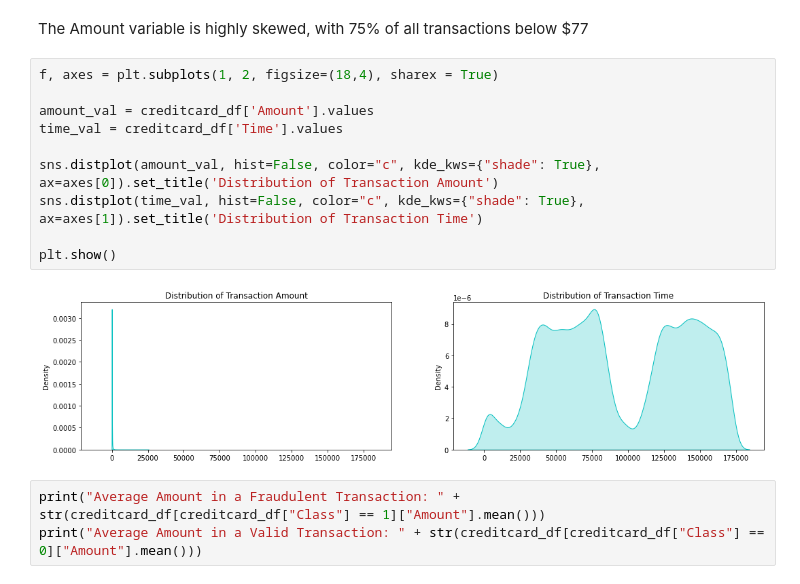
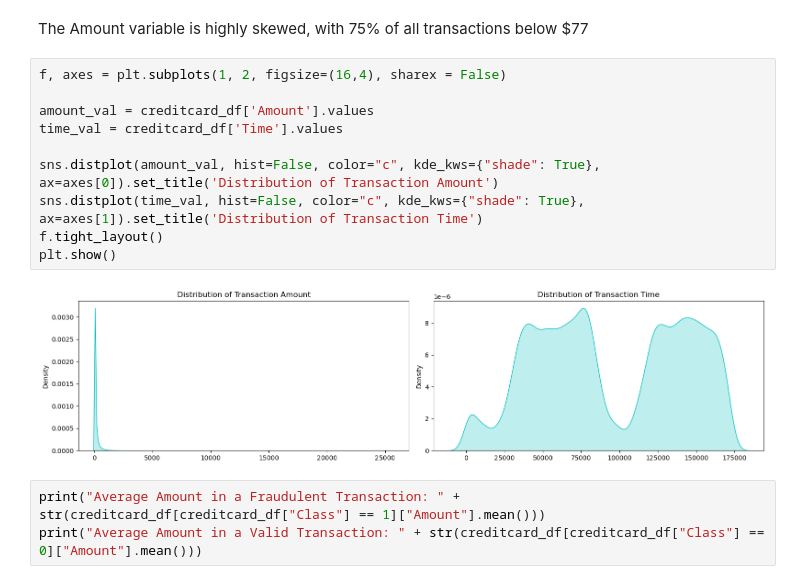
Before and after one commit to dsaulsb1/Fraud-Project, a Jupyter notebook: Segment_Two_Final_Project.ipynb, the cells around one changed output. Saved outputs shown, nothing was run; the diff lists cells and outputs as text.

```diff
--- a/Segment_Two_Final_Project.ipynb
+++ b/Segment_Two_Final_Project.ipynb
@@ -170,17 +173,17 @@ creditcard_df[['Time','Amount']].describe()
 # %% [markdown]
 The Amount variable is highly skewed, with 75% of all transactions below $77
 # %%
-f, axes = plt.subplots(1, 2, figsize=(18,4), sharex = True)
+f, axes = plt.subplots(1, 2, figsize=(16,4), sharex = False)
 
 amount_val = creditcard_df['Amount'].values
 time_val = creditcard_df['Time'].values
 
 sns.distplot(amount_val, hist=False, color="c", kde_kws={"shade": True}, ax=axes[0]).set_title('Distribution of Transaction Amount')
 sns.distplot(time_val, hist=False, color="c", kde_kws={"shade": True}, ax=axes[1]).set_title('Distribution of Transaction Time')
-
+f.tight_layout()
 plt.show()
 # %% [output]
-[figure, old version]
+[figure, new version]
 # %%
 print("Average Amount in a Fraudulent Transaction: " + str(creditcard_df[creditcard_df["Class"] == 1]["Amount"].mean()))
 print("Average Amount in a Valid Transaction: " + str(creditcard_df[creditcard_df["Class"] == 0]["Amount"].mean()))
```
Also changed, not shown: parts of 100 cells of this notebook, 1 other file.
